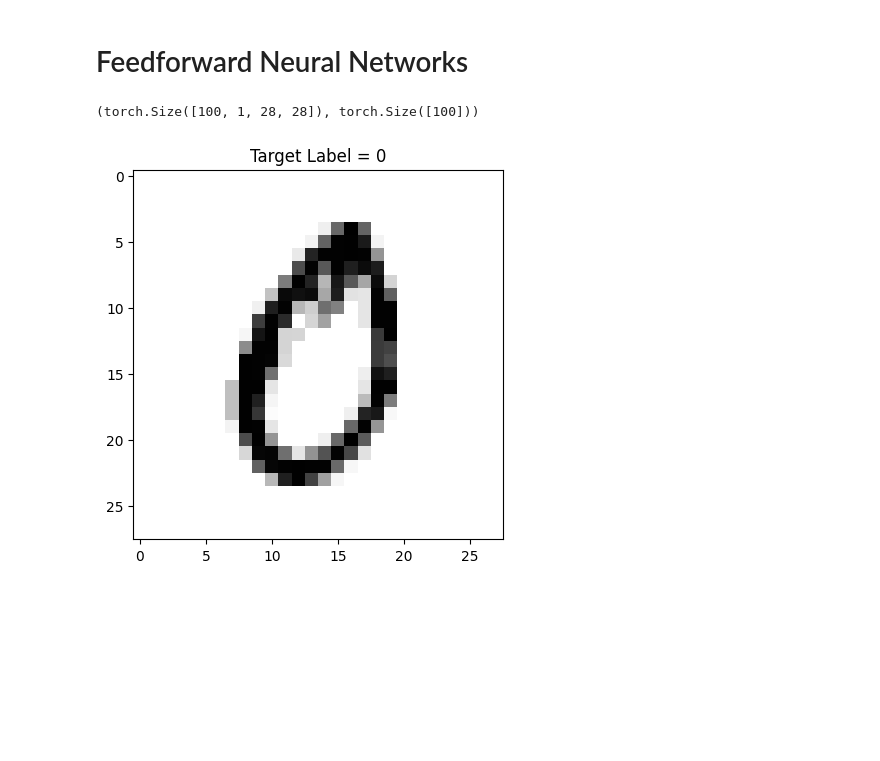
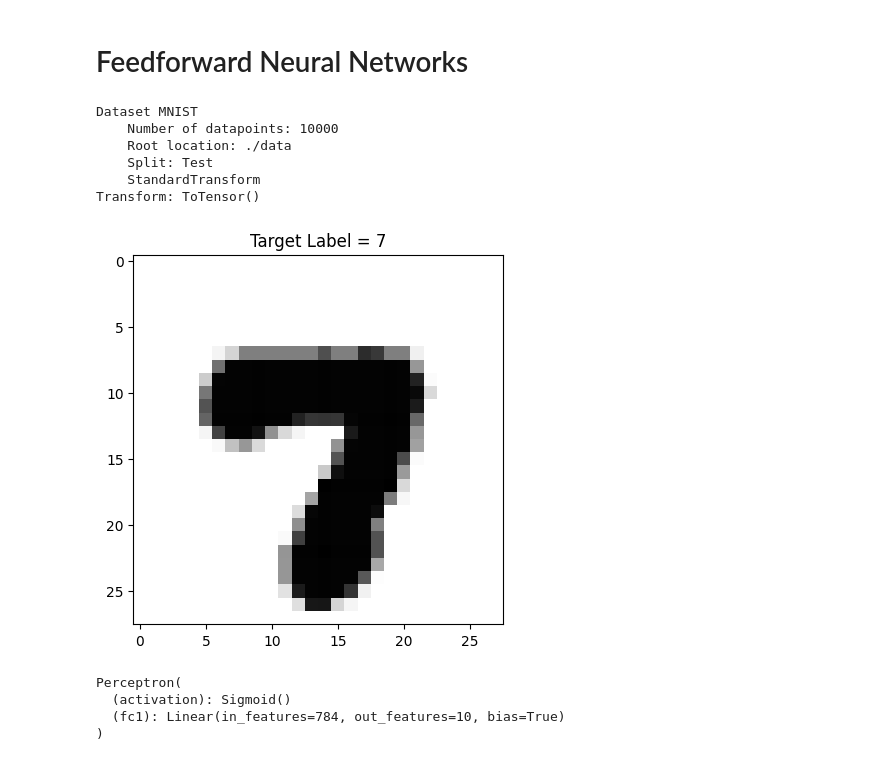
Before and after one commit to elswit/Fall-23-APML-Public, a Jupyter notebook: Tutorials/Deep-Learning-Basics.ipynb, the cells around one changed output. Saved outputs shown, nothing was run; the diff lists cells and outputs as text; code cells hidden in the pictures; blank space fills up the shorter version.

```diff
--- a/Tutorials/Deep-Learning-Basics.ipynb
+++ b/Tutorials/Deep-Learning-Basics.ipynb
@@ -23,11 +23,20 @@ train_dataset = dsets.MNIST(root='./data',
 test_dataset = dsets.MNIST(root='./data',
                            train=False,
                            transform=transforms.ToTensor())
+# %%
+test_dataset
+# %% [output]
+Dataset MNIST
+    Number of datapoints: 10000
+    Root location: ./data
+    Split: Test
+    StandardTransform
+Transform: ToTensor()
 # %%
-batch_size = 100
+batch_size = 40
 n_iters = 3000
 num_epochs = n_iters / (len(train_dataset) / batch_size)
-num_epochs = int(num_epochs)
+num_epochs = int(np.ceil(num_epochs))
 
 train_loader = torch.utils.data.DataLoader(dataset=train_dataset,
                                            batch_size=batch_size,
@@ -36,15 +45,13 @@ train_loader = torch.utils.data.DataLoader(dataset=train_dataset,
 test_loader = torch.utils.data.DataLoader(dataset=test_dataset,
                                           batch_size=batch_size,
                                           shuffle=False)
-# %%
-x,y = next(iter(train_loader))
-# %%
-x.shape, y.shape
-# %% [output]
-(torch.Size([100, 1, 28, 28]), torch.Size([100]))
+# %%
+for i,d in enumerate(train_loader):
+    x, y = d
+    break
 # %%
-idx = 2
+idx = 5
 plt.imshow(x[idx,0,:,:], cmap='Greys')
 plt.title('Target Label = {}'.format(y[idx].numpy()));
 # %% [output]
-[figure, old version]
+[figure, new version]
@@ -75,0 +98,7 @@ class FFNN(nn.Module):
+# %%
+model
+# %% [output]
+Perceptron(
+  (activation): Sigmoid()
+  (fc1): Linear(in_features=784, out_features=10, bias=True)
+)
```
Also changed, not shown: parts of 18 cells of this notebook.
